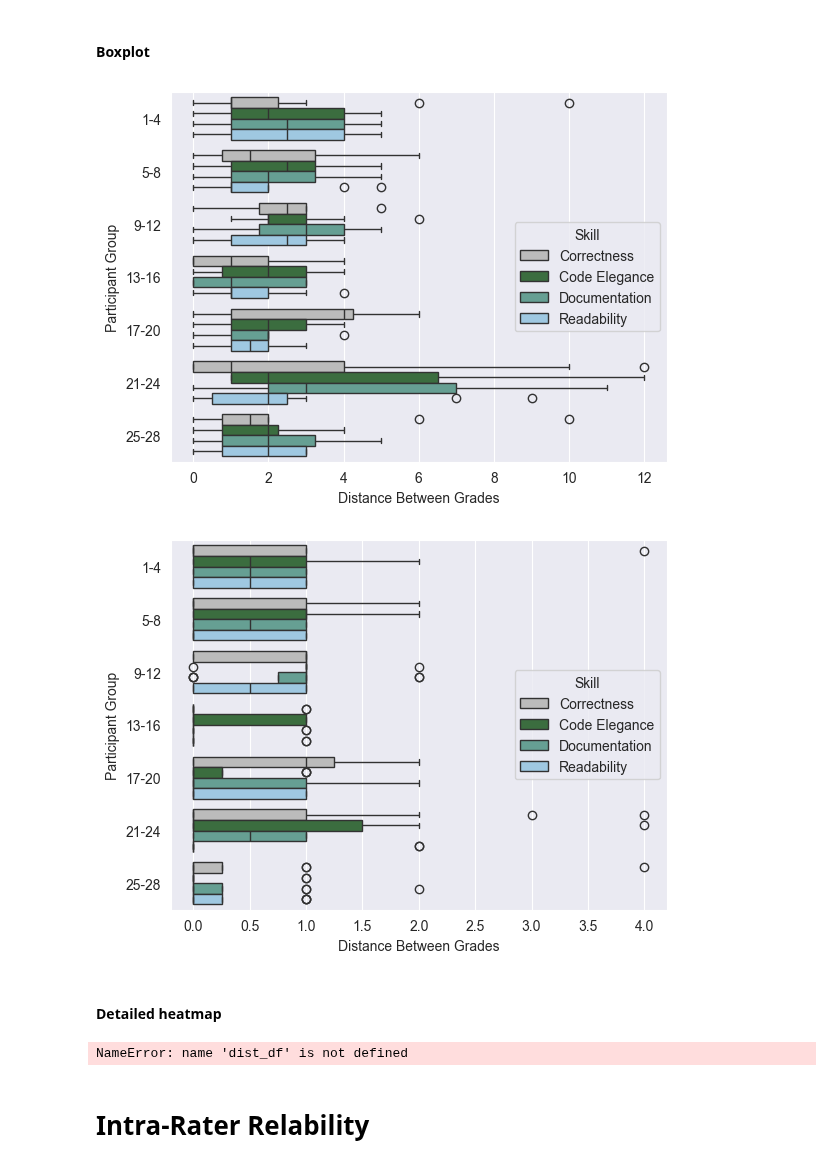
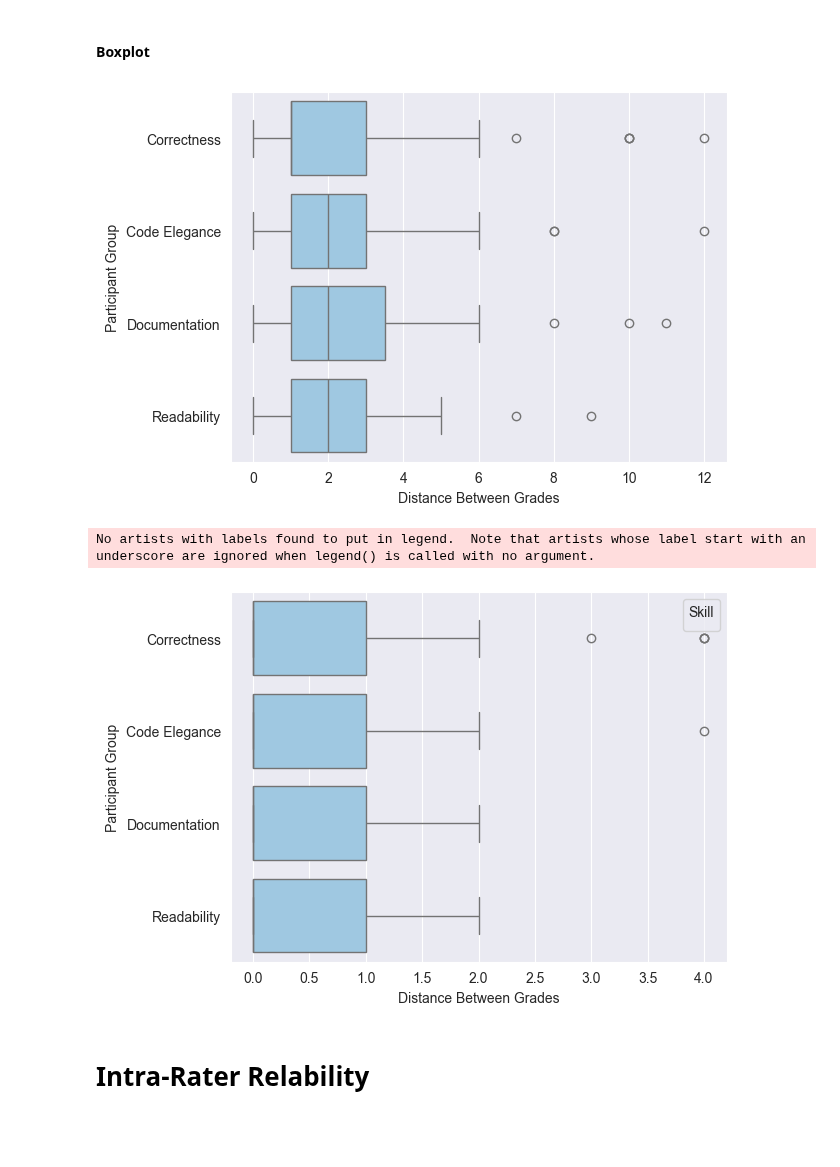
Before and after one commit to m-messer/Consistency_In_Grading_Analysis, a Jupyter notebook: grades_analysis.ipynb, the cells around one changed output. Drawn from its saved outputs; the diff is of its cells as text; code cells hidden in the pictures; blank space fills up the shorter version.

Commit message:
PHD-360 Aggregated distance boxplots

```diff
--- a/grades_analysis.ipynb
+++ b/grades_analysis.ipynb
@@ -457,19 +457,18 @@ def get_distance_df(df, grade_col):
 # %%
 # TODO: Aggregate
 fine_dist_df = get_distance_df(grade_df, 'grade').sort_values(by='group')
-g = sns.boxplot(fine_dist_df, y='group', x='distance', hue='skill', palette=color_palette)
+fine_dist_df
+g = sns.boxplot(fine_dist_df, y='skill', x='distance', color=blue)
 g.set(xlabel='Distance Between Grades', ylabel='Participant Group')
-g.legend(title='Skill')
 g.get_figure().savefig('plots/fine_grade_distance.pdf', bbox_inches='tight')
 # %% [output]
-[figure, old version]
+[figure, new version]
 # %%
 coarse_dist_df = get_distance_df(grade_df, 'primary_grade').sort_values(by='group')
-g = sns.boxplot(coarse_dist_df, y='group', x='distance', hue='skill', palette=color_palette)
+g = sns.boxplot(coarse_dist_df, y='skill', x='distance', color=blue)
 g.set(xlabel='Distance Between Grades', ylabel='Participant Group')
 g.legend(title='Skill')
 g.get_figure().savefig('plots/coarse_grade_distance.pdf', bbox_inches='tight')
 # %% [output]
+No artists with labels found to put in legend.  Note that artists whose label start with an underscore are ignored when legend() is called with no argument.
-[figure, old version]
+[figure, new version]
-# %% [markdown]
-#### Detailed heatmap
@@ -482,21 +475,3 @@ def generate_heatmap_data(skill, group):
-# %%
-skills = dist_df['skill'].unique()
-groups = dist_df['group'].unique()
-g = sns.FacetGrid(dist_df, row='group', col='skill',
-                  col_order=skills, row_order=groups, sharey=False, sharex=False)
-g.set_titles('{row_var} = {row_name} \n {col_var} = {col_name}')
-
-for col_idx, group in enumerate(groups):
-    for row_idx, skill in enumerate(skills):
-        print(group, skill)
-        a = sns.heatmap(ax=g.axes[col_idx, row_idx], data=generate_heatmap_data(skill=skill, group=group), square=True, cmap=sns.color_palette("mako", as_cmap=True), annot=True, vmin=dist_df['distance'].min(), vmax=dist_df['distance'].max())
-        a.set(xlabel='', ylabel='')
-        a.invert_yaxis()
-
-
-g.savefig('plots/inter_rater_grade_dist.pdf', bbox_inches='tight')
-# %% [output]
-NameError: name 'dist_df' is not defined
 # %% [markdown]
 # Intra-Rater Relability
 # %%
```
Also changed, not shown: parts of 1 cell of this notebook.
